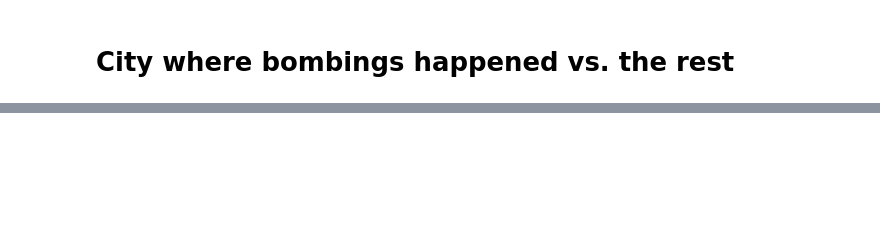
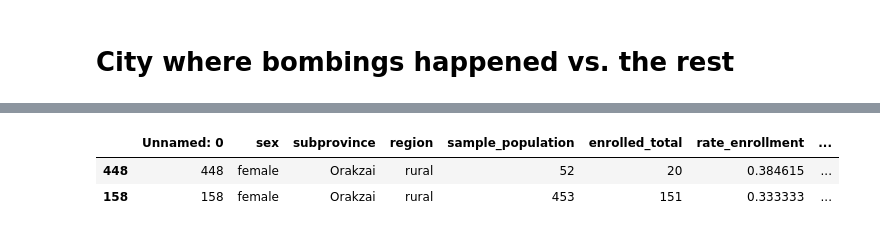
Before and after one commit to preetkhowaja/taliban_impact_pakistan, a Jupyter notebook: 20_analysis/big_merge.ipynb, the cells around one changed output, grey strips where cells are left out. Saved outputs shown, nothing was run; the diff lists cells and outputs as text; code cells hidden in the pictures; blank space fills up the shorter version.

```diff
--- a/20_analysis/big_merge.ipynb
+++ b/20_analysis/big_merge.ipynb
@@ -619,0 +660,6 @@ base4 = (
+# %%
+df_female[df_female["subprovince"] == "Orakzai"]
+# %% [output]
+|  | Unnamed: 0 | sex | subprovince | region | sample_population | enrolled_total | rate_enrollment | ... |
+| 448 | 448 | female | Orakzai | rural | 52 | 20 | 0.384615 | ... |
+| 158 | 158 | female | Orakzai | rural | 453 | 151 | 0.333333 | ... |
```
Also changed, not shown: parts of 11 cells of this notebook, 1 other file.
